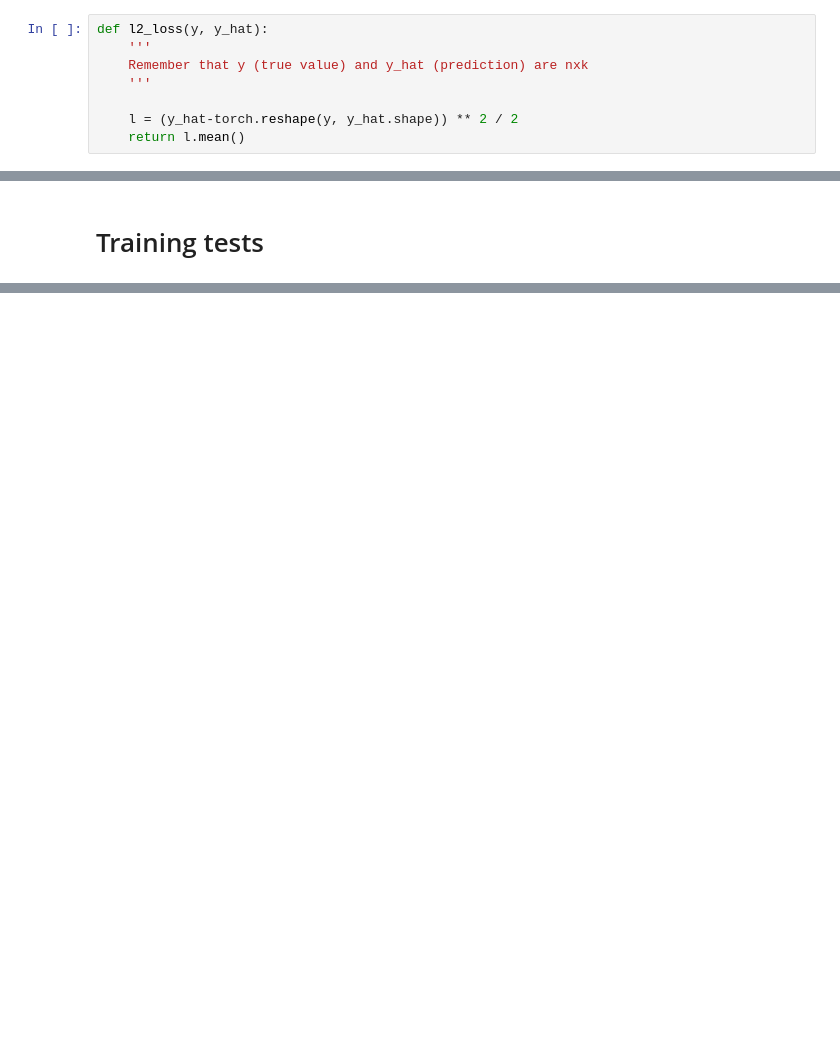
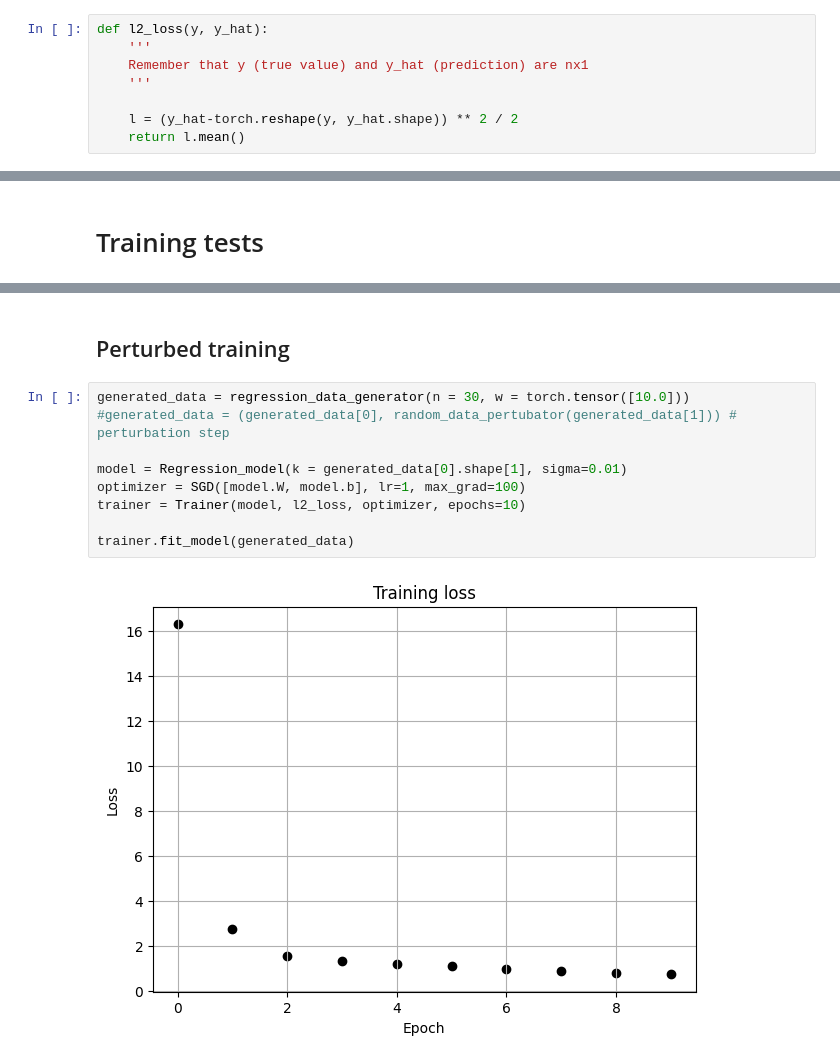
Before and after one commit to lordPachy/acsai, a Jupyter notebook: Deep Learning/Class/Exercises/lr_scratch_ex.ipynb, the cells around one changed output, grey strips where cells are left out. Cells and saved outputs as stored; diff of their text form; blank space fills up the shorter version.

```diff
--- a/Deep Learning/Class/Exercises/lr_scratch_ex.ipynb
+++ b/Deep Learning/Class/Exercises/lr_scratch_ex.ipynb
@@ -40,7 +53,7 @@ class Regression_model:
 # %%
 def l2_loss(y, y_hat):
     '''
-    Remember that y (true value) and y_hat (prediction) are nxk
+    Remember that y (true value) and y_hat (prediction) are nx1
     '''
 
     l = (y_hat-torch.reshape(y, y_hat.shape)) ** 2 / 2
@@ -141,0 +180,13 @@ ValueError: could not broadcast input array from shape (50,1) into shape (50,)
+# %% [markdown]
+## Perturbed training
+# %%
+generated_data = regression_data_generator(n = 30, w = torch.tensor([10.0]))
+#generated_data = (generated_data[0], random_data_pertubator(generated_data[1])) # perturbation step
+
+model = Regression_model(k = generated_data[0].shape[1], sigma=0.01)
+optimizer = SGD([model.W, model.b], lr=1, max_grad=100)
+trainer = Trainer(model, l2_loss, optimizer, epochs=10)
+
+trainer.fit_model(generated_data)
+# %% [output]
+[figure, added]
```
Also changed, not shown: parts of 16 cells of this notebook, 29 other files.
